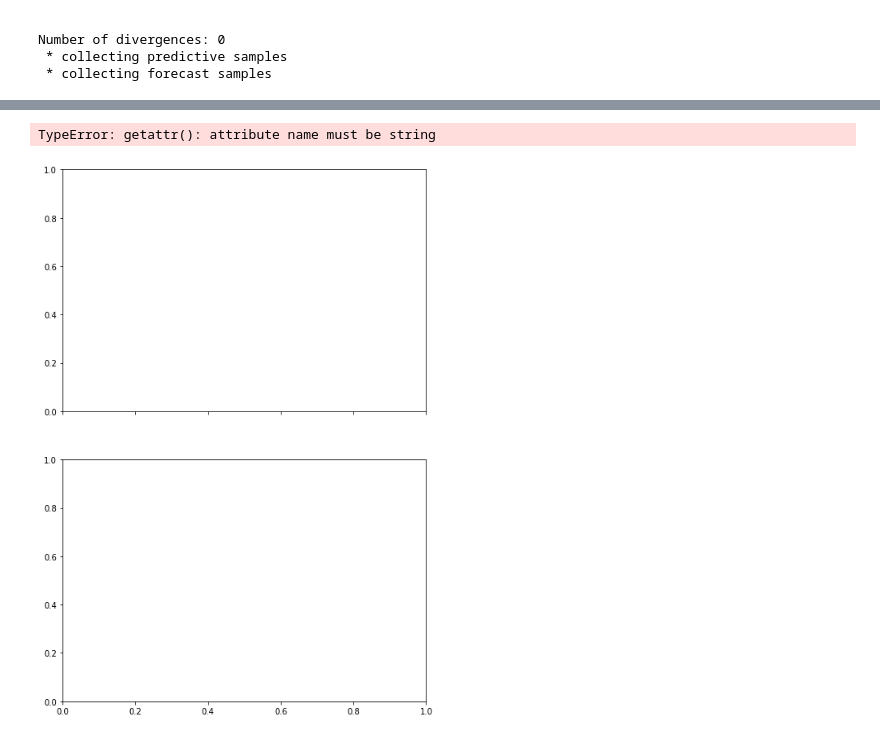
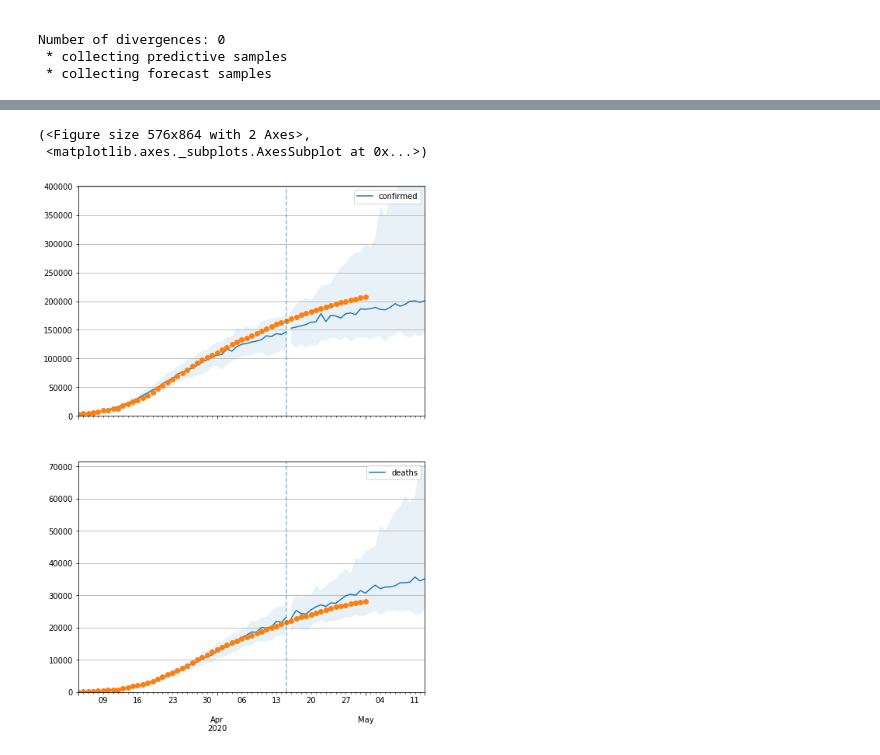
Before and after one commit to dsheldon/covid, a Jupyter notebook: scripts/Validation.ipynb, the cells around one changed output, grey strips where cells are left out. Cells and saved outputs as stored; diff of their text form; code cells hidden in the pictures.

```diff
--- a/scripts/Validation.ipynb
+++ b/scripts/Validation.ipynb
@@ -49,25 +60,29 @@ Number of divergences: 0
 # %%
 place = 'Italy'
 start = '2020-03-04'
 end = '2020-04-15'
 T_future = 4*7
 legend=True
 ax = None
 plot_fields = ['y', 'z']
 
 prior_samples, mcmc_samples, post_pred_samples, forecast_samples = \
     util.load_samples(place)
 
+place_data = data[place]['data'][start:]
+confirmed = place_data.confirmed
+death = place_data.death
 
 util.plot_forecast(model,
                    post_pred_samples,
                    forecast_samples,
                    T_future,
                    confirmed,
                    start='2020-03-04',
-                   scale='log',
-                   death = None,
+                   scale='lin',
+                   death = death,
                    daily = False)
 # %% [output]
-TypeError: getattr(): attribute name must be string
+(<Figure size 576x864 with 2 Axes>,
+ <matplotlib.axes._subplots.AxesSubplot at 0x...>)
-[figure, old version]
+[figure, new version]
```
Also changed, not shown: parts of 6 cells of this notebook, 4 other files.
